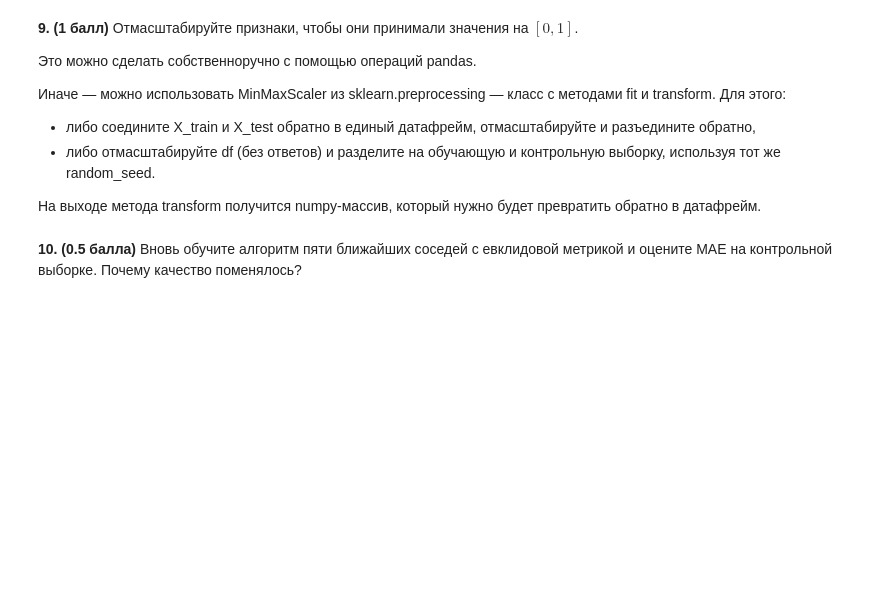
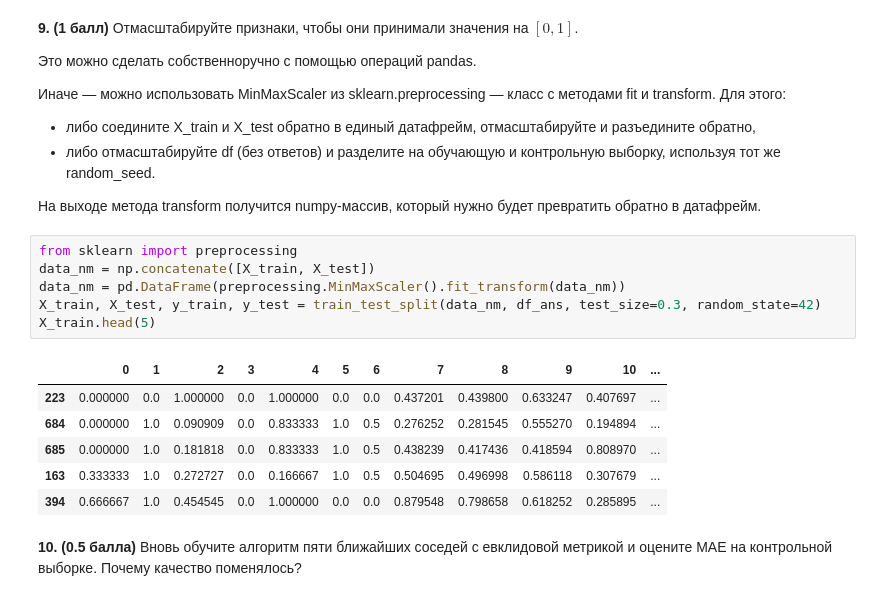
Before and after one commit to BobrG/IreneGit, a Jupyter notebook: HW1.ipynb, the cells around one changed output. Cells and saved outputs as stored; diff of their text form; blank space fills up the shorter version.

```diff
--- a/HW1.ipynb
+++ b/HW1.ipynb
@@ -157,5 +145,18 @@ plt.plot(np.linspace(0, max(y_test)), np.linspace(0, max(y_test)), 'r')
 * либо отмасштабируйте df (без ответов) и разделите на обучающую и контрольную выборку, используя тот же random_seed.
 
 На выходе метода transform получится numpy-массив, который нужно будет превратить обратно в датафрейм.
+# %%
+from sklearn import preprocessing
+data_nm = np.concatenate([X_train, X_test])
+data_nm = pd.DataFrame(preprocessing.MinMaxScaler().fit_transform(data_nm))
+X_train, X_test, y_train, y_test = train_test_split(data_nm, df_ans, test_size=0.3, random_state=42)
+X_train.head(5)
+# %% [output]
+|  | 0 | 1 | 2 | 3 | 4 | 5 | 6 | 7 | 8 | 9 | 10 | ... |
+| 223 | 0.000000 | 0.0 | 1.000000 | 0.0 | 1.000000 | 0.0 | 0.0 | 0.437201 | 0.439800 | 0.633247 | 0.407697 | ... |
+| 684 | 0.000000 | 1.0 | 0.090909 | 0.0 | 0.833333 | 1.0 | 0.5 | 0.276252 | 0.281545 | 0.555270 | 0.194894 | ... |
+| 685 | 0.000000 | 1.0 | 0.181818 | 0.0 | 0.833333 | 1.0 | 0.5 | 0.438239 | 0.417436 | 0.418594 | 0.808970 | ... |
+| 163 | 0.333333 | 1.0 | 0.272727 | 0.0 | 0.166667 | 1.0 | 0.5 | 0.504695 | 0.496998 | 0.586118 | 0.307679 | ... |
+| 394 | 0.666667 | 1.0 | 0.454545 | 0.0 | 1.000000 | 0.0 | 0.0 | 0.879548 | 0.798658 | 0.618252 | 0.285895 | ... |
 # %% [markdown]
 **10. (0.5 балла)** Вновь обучите алгоритм пяти ближайших соседей с евклидовой метрикой и оцените MAE на контрольной выборке. Почему качество поменялось?
```
Also changed, not shown: parts of 4 cells of this notebook.
